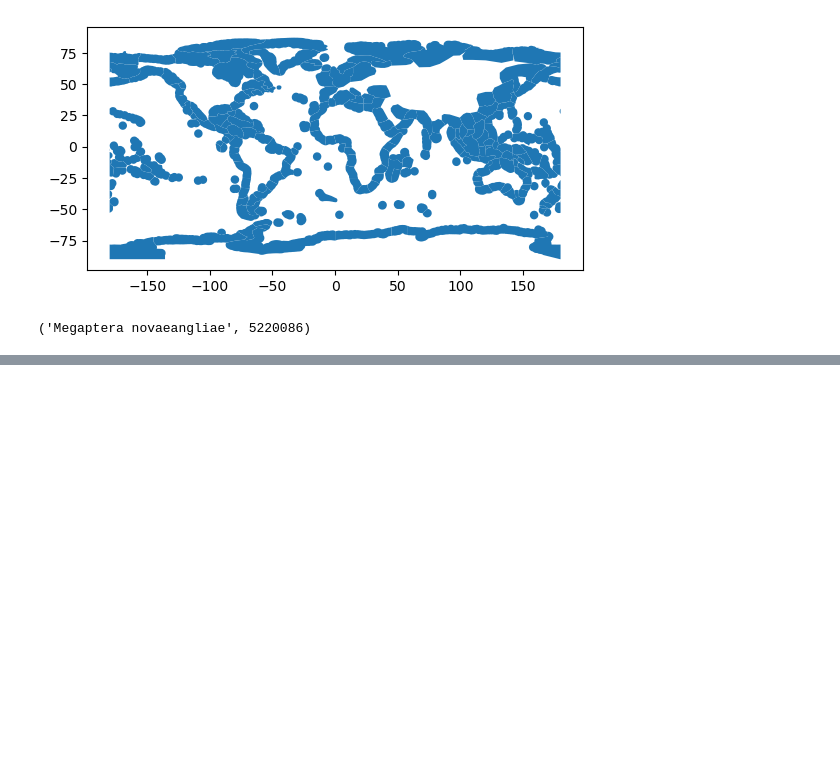
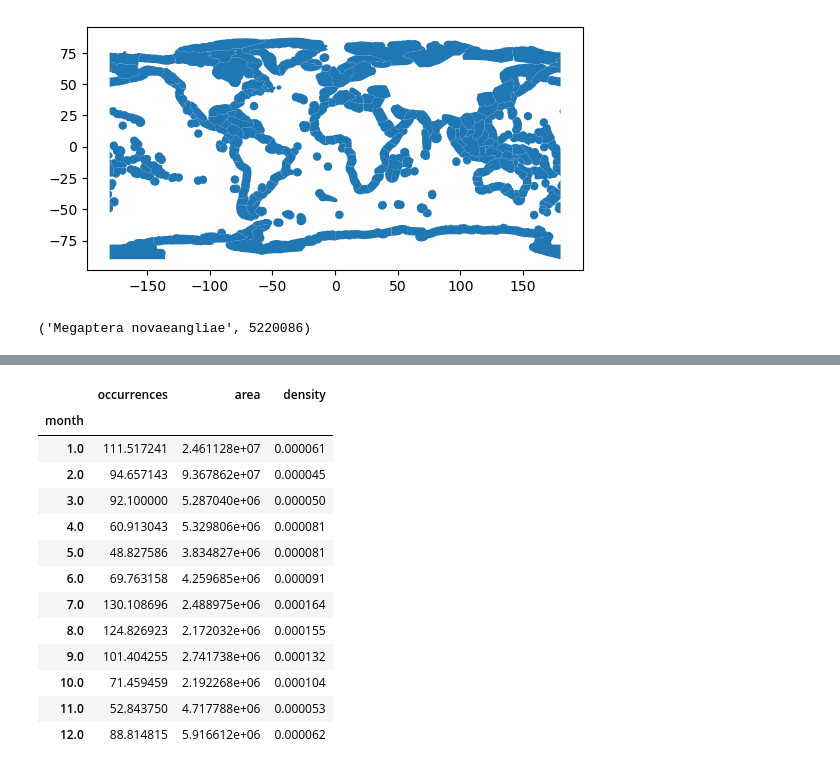
Before and after one commit to earthlab-education/species-distribution-coding-challenge-allenmoench, a Jupyter notebook: notebooks/whale-migration.ipynb, the cells around one changed output, grey strips where cells are left out. Cells and saved outputs as stored; diff of their text form; code cells hidden in the pictures; blank space fills up the shorter version.

```diff
--- a/notebooks/whale-migration.ipynb
+++ b/notebooks/whale-migration.ipynb
@@ -206,0 +353,23 @@ ParserError: Error tokenizing data. C error: Expected 1 fields in line 11, saw 3
+# %%
+# Take the mean by month
+mean_occurrences_by_month = (
+    occurrence_df
+    .groupby('month')
+    .mean()
+)
+mean_occurrences_by_month
+# %% [output]
+|  | occurrences | area | density |
+| month |  |  |  |
+| 1.0 | 111.517241 | 2.461128e+07 | 0.000061 |
+| 2.0 | 94.657143 | 9.367862e+07 | 0.000045 |
+| 3.0 | 92.100000 | 5.287040e+06 | 0.000050 |
+| 4.0 | 60.913043 | 5.329806e+06 | 0.000081 |
+| 5.0 | 48.827586 | 3.834827e+06 | 0.000081 |
+| 6.0 | 69.763158 | 4.259685e+06 | 0.000091 |
+| 7.0 | 130.108696 | 2.488975e+06 | 0.000164 |
+| 8.0 | 124.826923 | 2.172032e+06 | 0.000155 |
+| 9.0 | 101.404255 | 2.741738e+06 | 0.000132 |
+| 10.0 | 71.459459 | 2.192268e+06 | 0.000104 |
+| 11.0 | 52.843750 | 4.717788e+06 | 0.000053 |
+| 12.0 | 88.814815 | 5.916612e+06 | 0.000062 |
```
Also changed, not shown: parts of 11 cells of this notebook, 1 other file.
